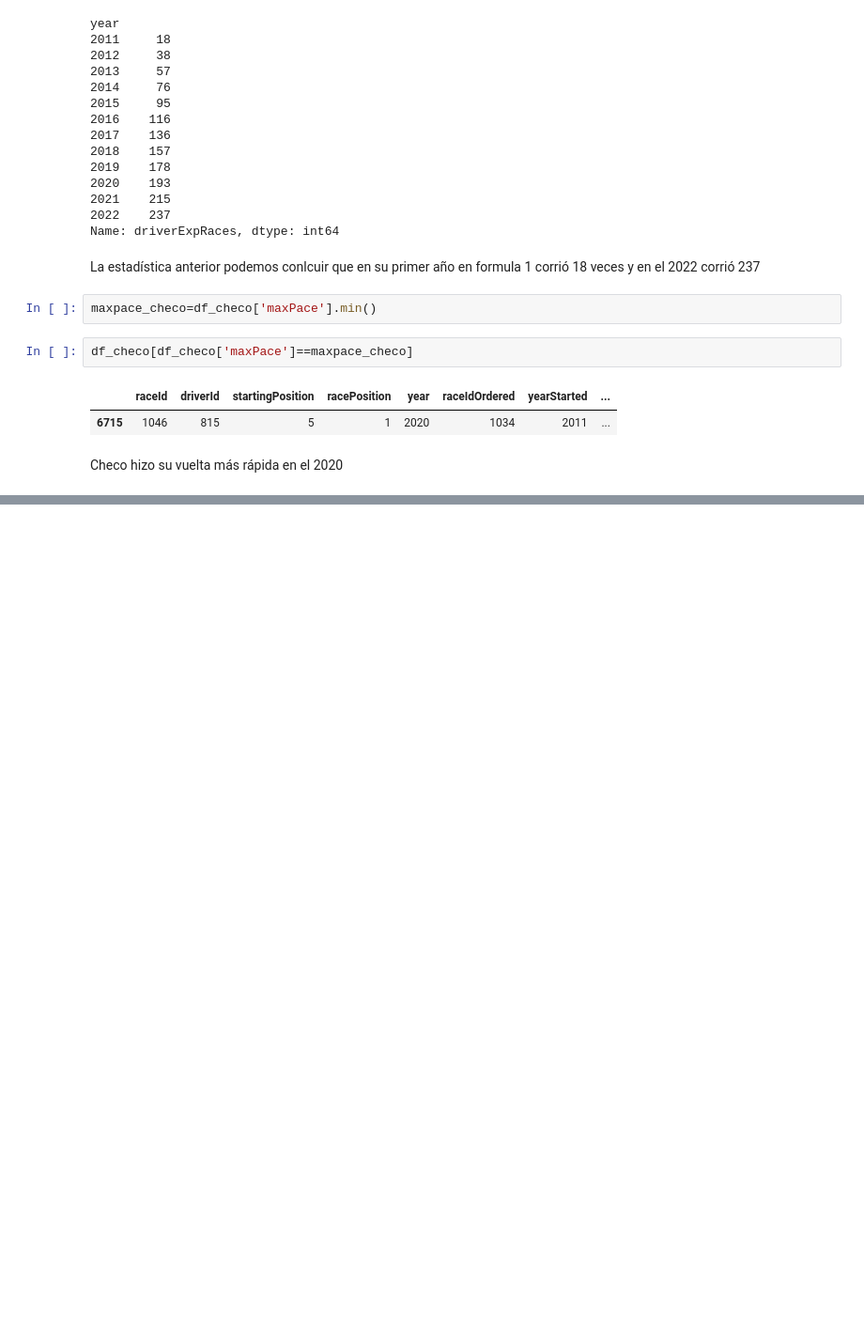
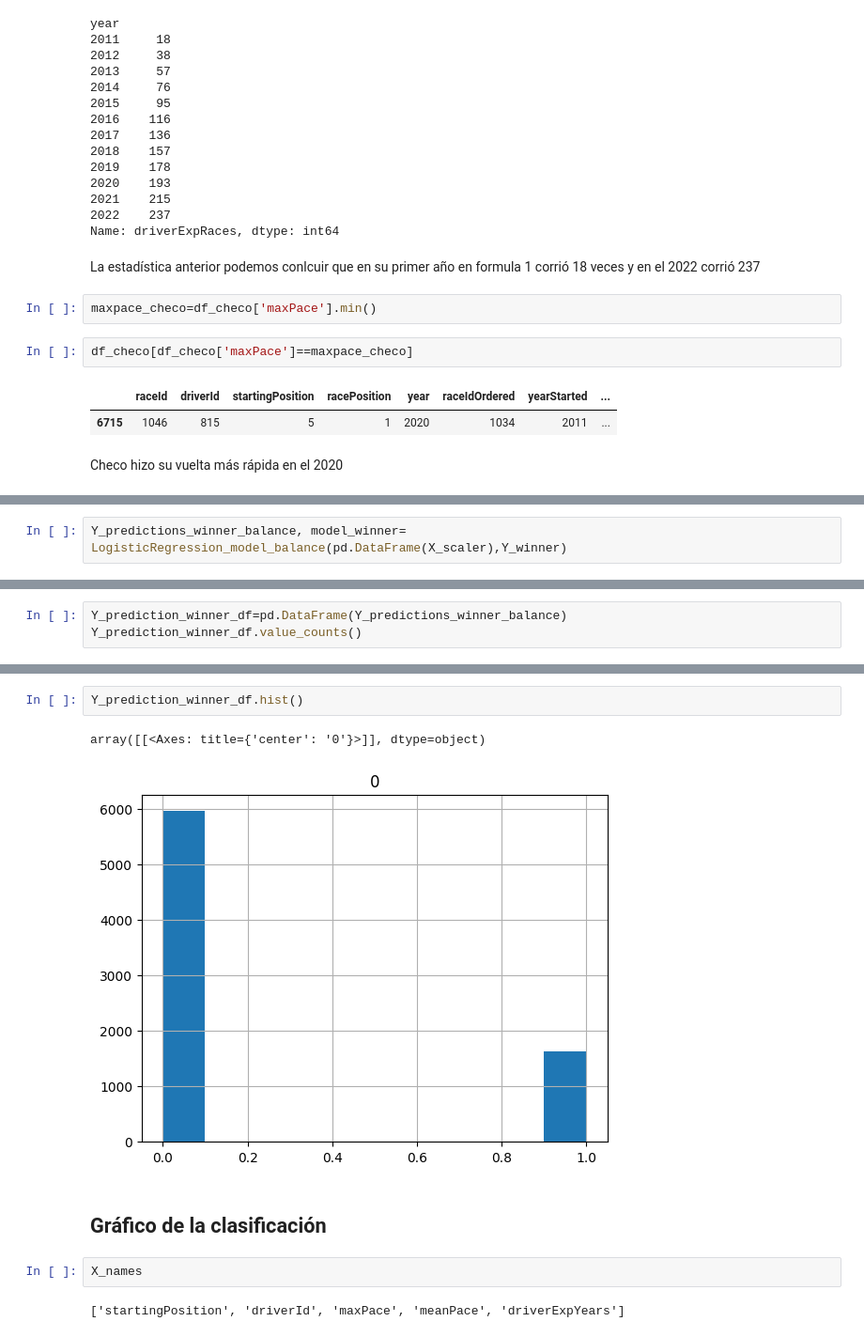
Before and after one commit to claraagui/formula-one-project, a Jupyter notebook: Formula-one-project/notebooks/proyecto_f1_race.ipynb, the cells around one changed output, grey strips where cells are left out. Shown at 94% size. Drawn from its saved outputs; the diff is of its cells as text; blank space fills up the shorter version.

```diff
--- a/Formula-one-project/notebooks/proyecto_f1_race.ipynb
+++ b/Formula-one-project/notebooks/proyecto_f1_race.ipynb
@@ -425,0 +653,2 @@ Checo hizo su vuelta más rápida en el 2020
+# %%
+Y_predictions_winner_balance, model_winner= LogisticRegression_model_balance(pd.DataFrame(X_scaler),Y_winner)
@@ -425,0 +669,3 @@ Checo hizo su vuelta más rápida en el 2020
+# %%
+Y_prediction_winner_df=pd.DataFrame(Y_predictions_winner_balance)
+Y_prediction_winner_df.value_counts()
@@ -425,0 +741,11 @@ Checo hizo su vuelta más rápida en el 2020
+# %%
+Y_prediction_winner_df.hist()
+# %% [output]
+array([[<Axes: title={'center': '0'}>]], dtype=object)
+[figure, added]
+# %% [markdown]
+## Gráfico de la clasificación
+# %%
+X_names
+# %% [output]
+['startingPosition', 'driverId', 'maxPace', 'meanPace', 'driverExpYears']
```
Also changed, not shown: parts of 66 cells of this notebook, 1 other file.
